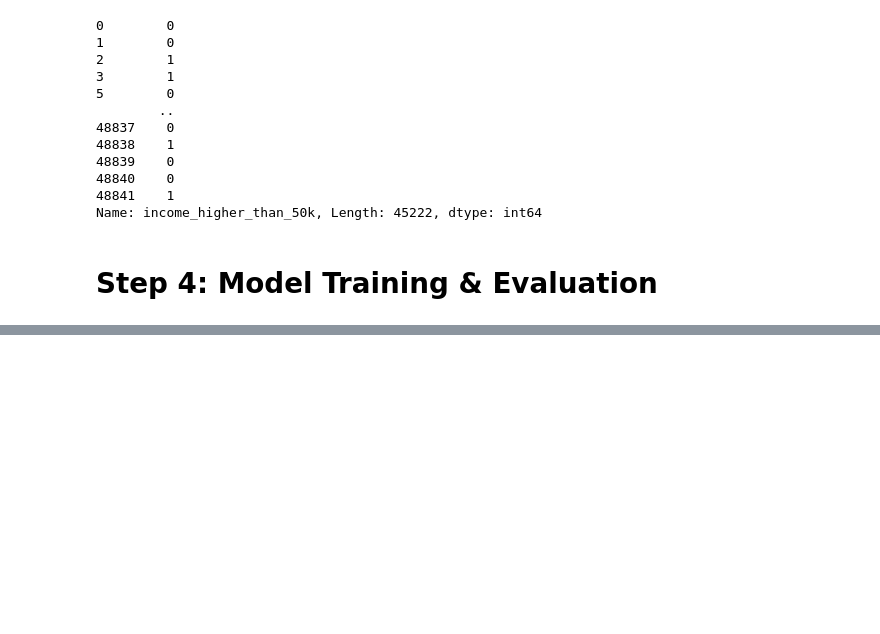
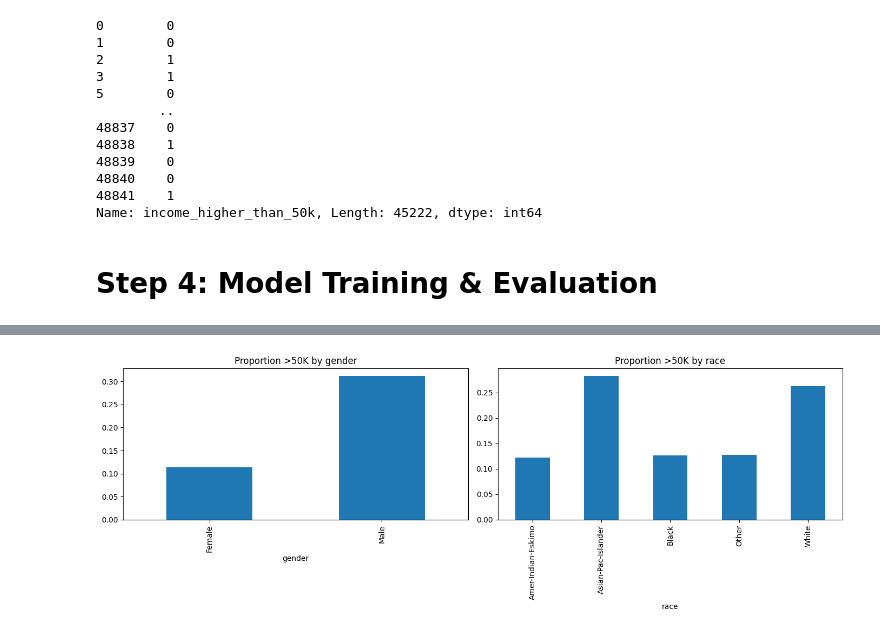
Before and after one commit to fernandobalieiro/JNations-2025, a Jupyter notebook: notebooks/main.ipynb, the cells around one changed output, grey strips where cells are left out. Cells and saved outputs as stored; diff of their text form; code cells hidden in the pictures; blank space fills up the shorter version.

```diff
--- a/notebooks/main.ipynb
+++ b/notebooks/main.ipynb
@@ -565,0 +394,43 @@ KeyboardInterrupt:
+# %%
+# ─── Define a reusable plotting function ────────────────────────────────
+import matplotlib.pyplot as plt
+
+def plot_percentage_by_group(ax, df, col_name, x_label=None, y_label=None):
+    """
+    Plots the percentage of people with income >50K for each category in `col_name`.
+
+    ax        : a matplotlib Axes object
+    df        : DataFrame containing 'incomeHigherThan50k' and col_name
+    col_name  : the column to group by (e.g. 'sex' or 'race')
+    x_label   : optional label for x-axis
+    y_label   : optional label for y-axis
+    """
+    # Total count per group
+    group_sizes = df.groupby(col_name).size()
+    # Count of >50K per group
+    higher_income = df[df['income_higher_than_50k'] == 1].groupby(col_name).size()
+    # Compute proportions (fill missing groups with 0)
+    percentages = (higher_income / group_sizes).fillna(0)
+
+    # Plot as bar chart
+    percentages.plot(
+        kind='bar',
+        ax=ax,
+        title=f'Proportion >50K by {col_name}'
+    )
+
+# ─── Create side-by-side plots for Gender & Race ─────────────────────────
+fig, axes = plt.subplots(ncols=2, figsize=(14,5))
+
+plot_percentage_by_group(
+    axes[0], df, 'gender',
+    x_label='Gender', y_label='Proportion >50K'
+)
+plot_percentage_by_group(
+    axes[1], df, 'race',
+    x_label='Race', y_label='Proportion >50K'
+)
+plt.tight_layout()
+plt.show()
+# %% [output]
+[figure, added]
```
Also changed, not shown: parts of 58 cells of this notebook.
